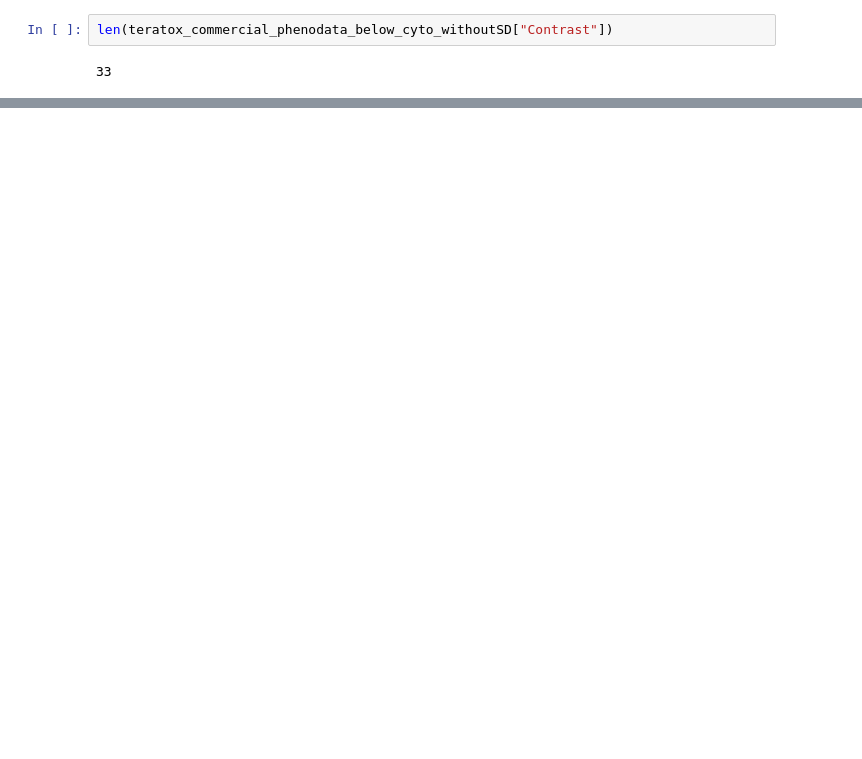
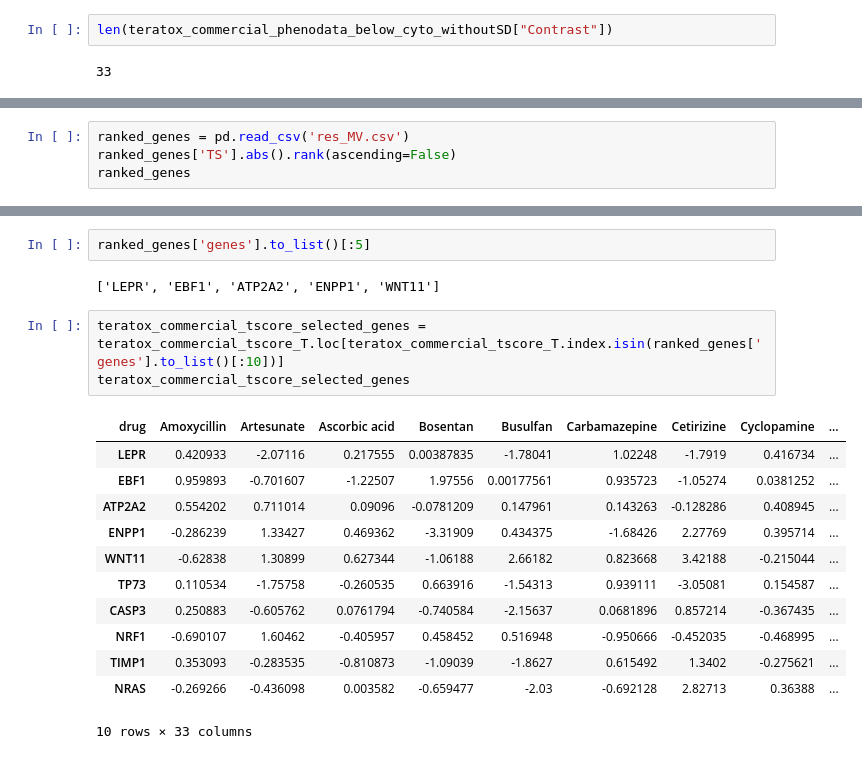
Before and after one commit to lippunej/PMDA-Summer-School-2023, a Jupyter notebook: TS_teratox.ipynb, the cells around one changed output, grey strips where cells are left out. Drawn from its saved outputs; the diff is of its cells as text; blank space fills up the shorter version.

```diff
--- a/teratox_eda.ipynb
+++ b/TS_teratox.ipynb
@@ -209,0 +218,4 @@ teratox_commercial_pscore_per_drug_dose
+# %%
+ranked_genes = pd.read_csv('res_MV.csv')
+ranked_genes['TS'].abs().rank(ascending=False)
+ranked_genes
@@ -210,3 +236,23 @@ teratox_commercial_pscore_per_drug_dose
+# %%
+ranked_genes['genes'].to_list()[:5]
+# %% [output]
+['LEPR', 'EBF1', 'ATP2A2', 'ENPP1', 'WNT11']
+# %%
+teratox_commercial_tscore_selected_genes = teratox_commercial_tscore_T.loc[teratox_commercial_tscore_T.index.isin(ranked_genes['genes'].to_list()[:10])]
+teratox_commercial_tscore_selected_genes
+# %% [output]
+| drug | Amoxycillin | Artesunate | Ascorbic acid | Bosentan | Busulfan | Carbamazepine | Cetirizine | Cyclopamine | ... |
+| LEPR | 0.420933 | -2.07116 | 0.217555 | 0.00387835 | -1.78041 | 1.02248 | -1.7919 | 0.416734 | ... |
+| EBF1 | 0.959893 | -0.701607 | -1.22507 | 1.97556 | 0.00177561 | 0.935723 | -1.05274 | 0.0381252 | ... |
+| ATP2A2 | 0.554202 | 0.711014 | 0.09096 | -0.0781209 | 0.147961 | 0.143263 | -0.128286 | 0.408945 | ... |
+| ENPP1 | -0.286239 | 1.33427 | 0.469362 | -3.31909 | 0.434375 | -1.68426 | 2.27769 | 0.395714 | ... |
+| WNT11 | -0.62838 | 1.30899 | 0.627344 | -1.06188 | 2.66182 | 0.823668 | 3.42188 | -0.215044 | ... |
+| TP73 | 0.110534 | -1.75758 | -0.260535 | 0.663916 | -1.54313 | 0.939111 | -3.05081 | 0.154587 | ... |
+| CASP3 | 0.250883 | -0.605762 | 0.0761794 | -0.740584 | -2.15637 | 0.0681896 | 0.857214 | -0.367435 | ... |
+| NRF1 | -0.690107 | 1.60462 | -0.405957 | 0.458452 | 0.516948 | -0.950666 | -0.452035 | -0.468995 | ... |
+| TIMP1 | 0.353093 | -0.283535 | -0.810873 | -1.09039 | -1.8627 | 0.615492 | 1.3402 | -0.275621 | ... |
+| NRAS | -0.269266 | -0.436098 | 0.003582 | -0.659477 | -2.03 | -0.692128 | 2.82713 | 0.36388 | ... |
+10 rows × 33 columns
 # %%
 !pip install -U scikit-learn
 from sklearn.linear_model import ElasticNet
```
Also changed, not shown: parts of 30 cells of this notebook, 9 other files.
